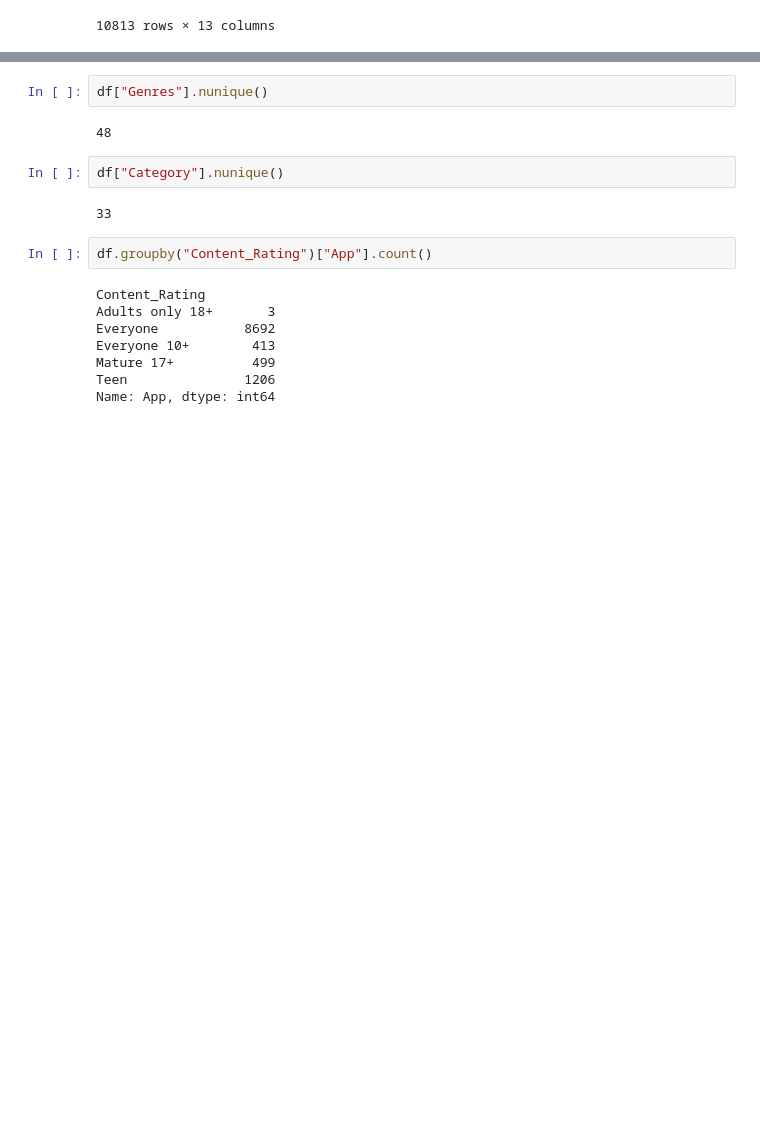
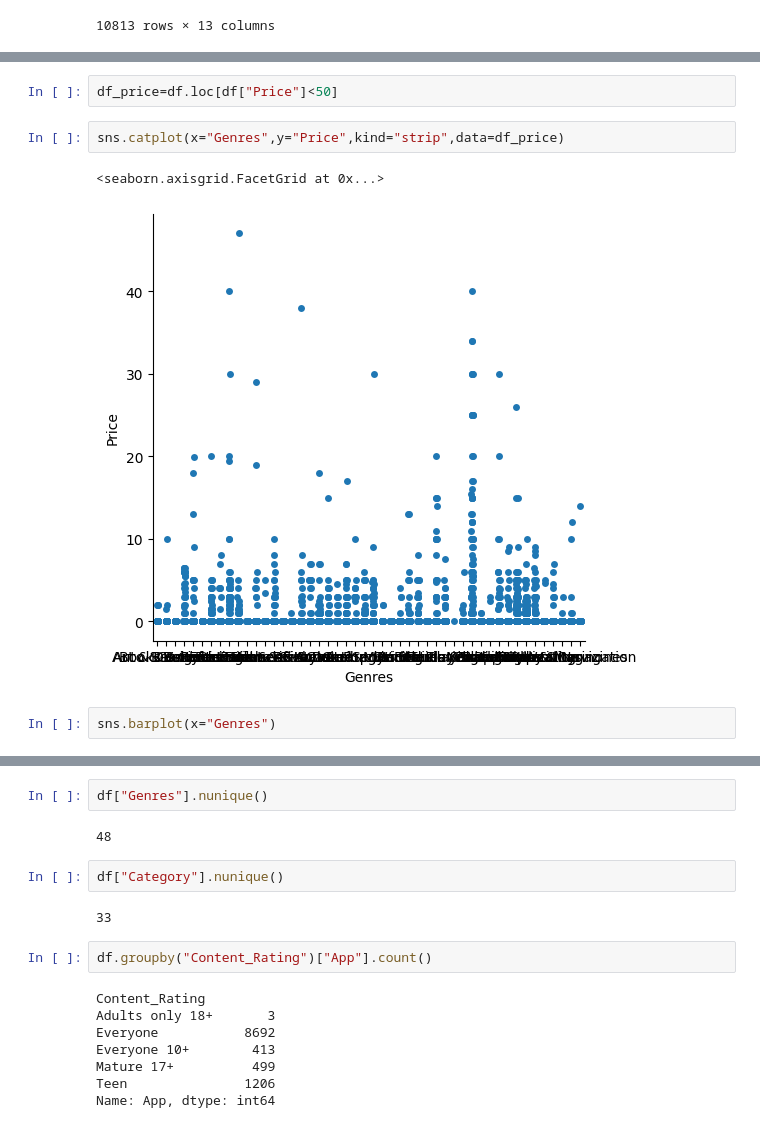
Before and after one commit to Melfo03/Google_Play_Store-Analysis-Project, a Jupyter notebook: exploratory_data_analysis .ipynb, the cells around one changed output, grey strips where cells are left out. Cells and saved outputs as stored; diff of their text form; blank space fills up the shorter version.

```diff
--- a/exploratory_data_analysis .ipynb
+++ b/exploratory_data_analysis .ipynb
@@ -27,0 +53,9 @@ df
+# %%
+df_price=df.loc[df["Price"]<50]
+# %%
+sns.catplot(x="Genres",y="Price",kind="strip",data=df_price)
+# %% [output]
+<seaborn.axisgrid.FacetGrid at 0x...>
+[figure, added]
+# %%
+sns.barplot(x="Genres")
```
Also changed, not shown: parts of 24 cells of this notebook.
